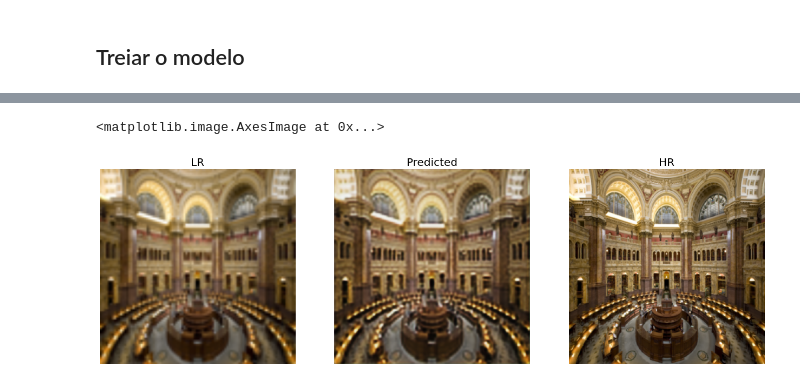
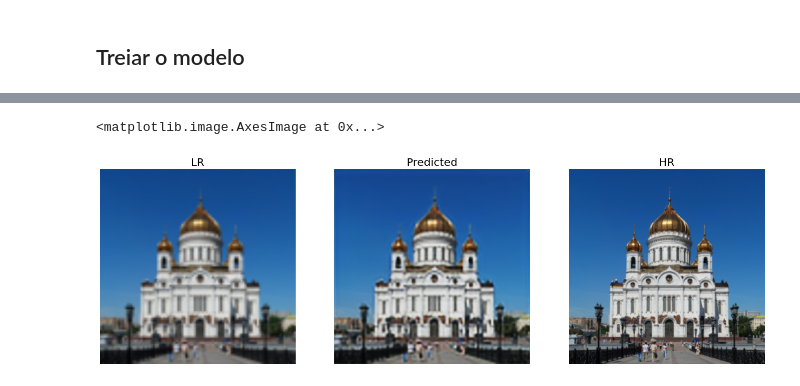
Before and after one commit to johnwsl/SuperResolutionNetwork, a Jupyter notebook: AutoEncoder_RootMeanSquaredError_Super Resolution.ipynb, the cells around one changed output, grey strips where cells are left out. Cells and saved outputs as stored; diff of their text form; code cells hidden in the pictures.

```diff
--- a/AutoEncoder_RootMeanSquaredError_Super Resolution.ipynb
+++ b/AutoEncoder_RootMeanSquaredError_Super Resolution.ipynb
@@ -209,13 +187,13 @@ plt.figure(figsize=(22,22))
 plt.subplot(1,3,1)
 plt.title('LR', fontsize=20)
 plt.axis(False)
-plt.imshow(img_input.numpy()[2])
+plt.imshow(img_input.numpy()[0])
 plt.subplot(1,3,2)
 plt.title('Predicted', fontsize=20)
 plt.axis(False)
-plt.imshow(pred2[2])
+plt.imshow(pred2[0])
 plt.subplot(1,3,3)
 plt.title('HR', fontsize=20)
 plt.axis(False)
-plt.imshow(img_output.numpy()[2])
+plt.imshow(img_output.numpy()[0])
 # %% [output]
@@ -223,2 +201,2 @@ plt.imshow(img_output.numpy()[2])
 <matplotlib.image.AxesImage at 0x...>
-[figure, old version]
+[figure, new version]
```
Also changed, not shown: parts of 9 cells of this notebook.
